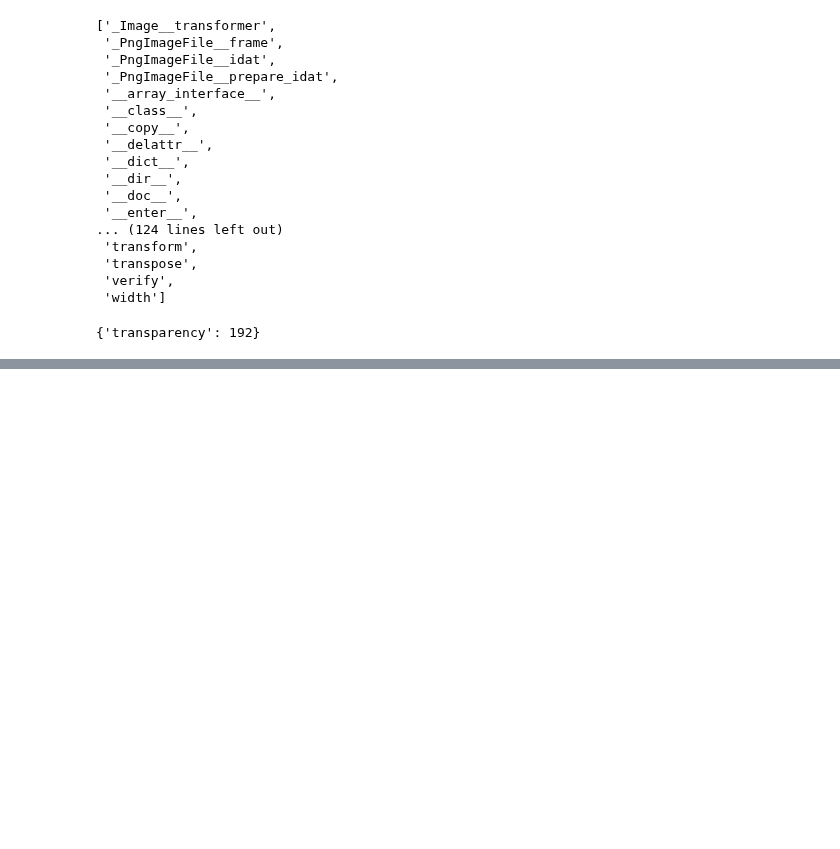
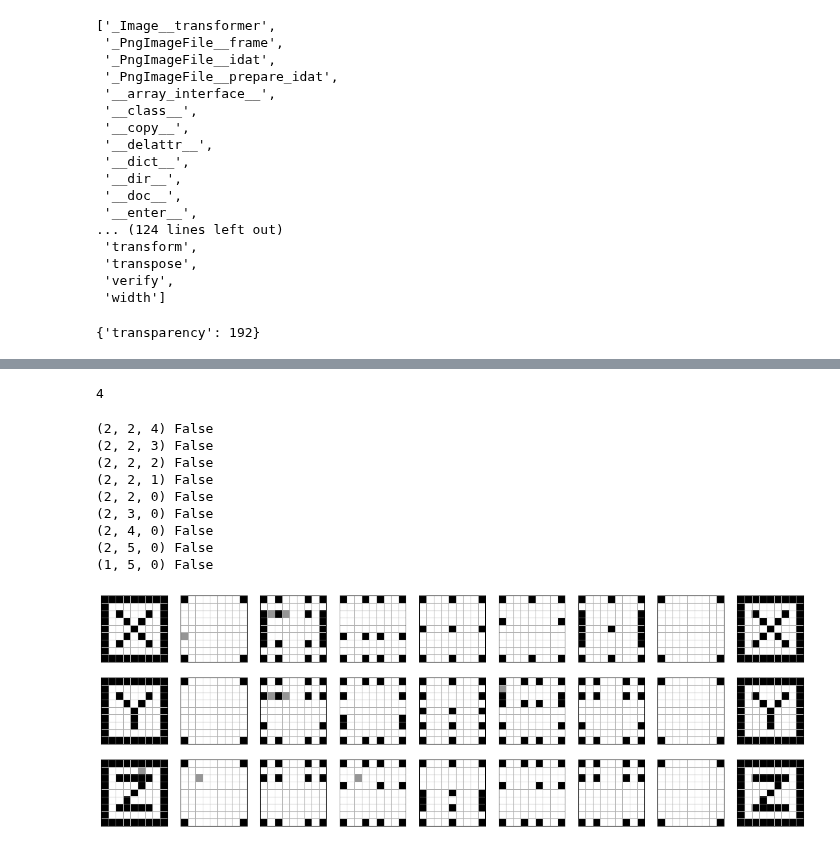
Before and after one commit to pfrstg/voxart, a Jupyter notebook: notebooks/dev.ipynb, the cells around one changed output, grey strips where cells are left out. Drawn from its saved outputs; the diff is of its cells as text; code cells hidden in the pictures; blank space fills up the shorter version.

Commit message:
Implement adding of connectors to a design

```diff
--- a/notebooks/dev.ipynb
+++ b/notebooks/dev.ipynb
@@ -580,0 +584,4 @@ img.info
+# %%
+design = test_goal.create_base_design()
+masks = voxart.Masks(design)
+design.projections_fig()
@@ -580,0 +610,6 @@ img.info
+# %%
+target, dist, path = voxart.get_shortest_path_to_targets(design, masks, targets={(1, 1, 1)})
+assert target == (1, 1, 1)
+display(dist)
+for v in path:
+    print(v, masks.edges[v])
@@ -580,0 +640,21 @@ img.info
+# %%
+design = test_goal.create_base_design()
+target, dist, path = voxart.get_shortest_path_to_targets(design, masks, targets={(2, 2, 4)})
+assert target == (2, 2, 4)
+display(dist)
+for v in itertools.chain([target], path):
+    print(v, masks.edges[v])
+voxart.add_path_as_connectors(design, path)
+design.slices_fig()
+# %% [output]
+4
+(2, 2, 4) False
+(2, 2, 3) False
+(2, 2, 2) False
+(2, 2, 1) False
+(2, 2, 0) False
+(2, 3, 0) False
+(2, 4, 0) False
+(2, 5, 0) False
+(1, 5, 0) False
+[figure, added]
```
Also changed, not shown: parts of 9 cells of this notebook, 3 other files.
